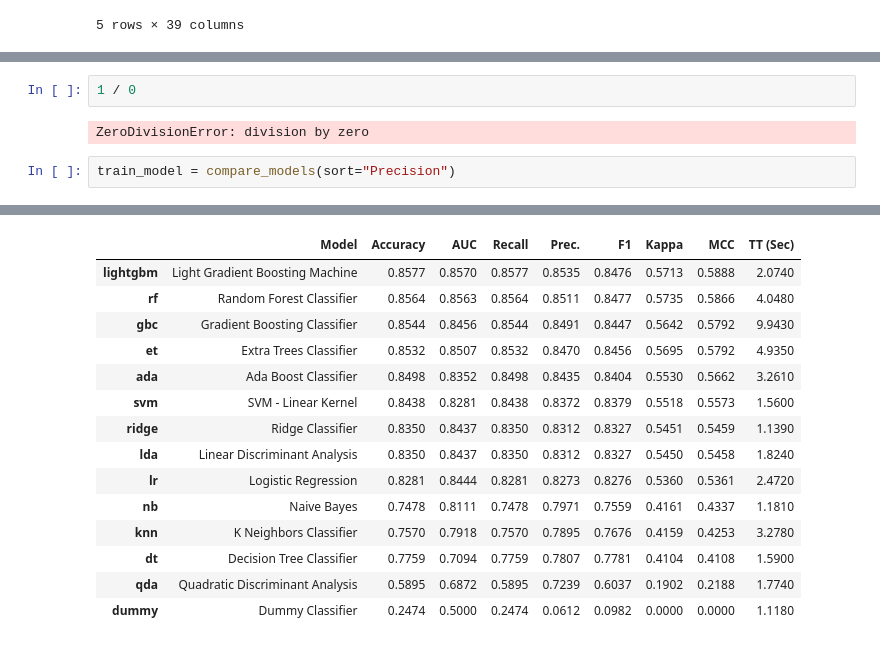
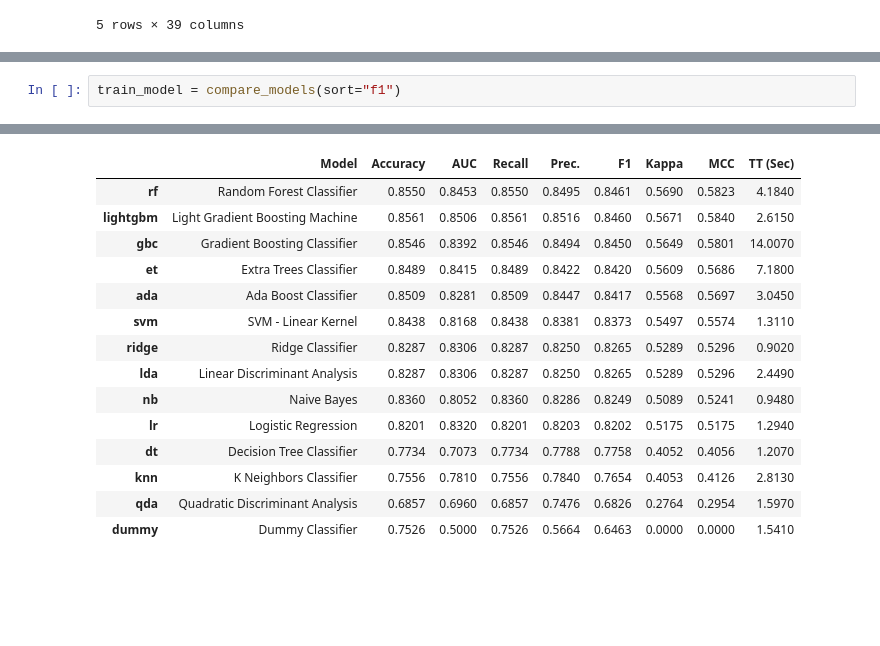
Before and after one commit to Anmjaramillo412/Buses_accidents_Medellin, a Jupyter notebook: src/9-Model_spatial_analysis.ipynb, the cells around one changed output, grey strips where cells are left out. Cells and saved outputs as stored; diff of their text form; blank space fills up the shorter version.

```diff
--- a/src/9-Model_spatial_analysis.ipynb
+++ b/src/9-Model_spatial_analysis.ipynb
@@ -208,27 +260,23 @@ train_model = compare_models(sort="Precision")
 [interactive output not drawn]
-# %%
-1 / 0
-# %% [output]
-ZeroDivisionError: division by zero
 # %%
-train_model = compare_models(sort="Precision")
+train_model = compare_models(sort="f1")
 # %% [output]
 [interactive output not drawn]
 |  | Model | Accuracy | AUC | Recall | Prec. | F1 | Kappa | MCC | TT (Sec) |
-| lightgbm | Light Gradient Boosting Machine | 0.8577 | 0.8570 | 0.8577 | 0.8535 | 0.8476 | 0.5713 | 0.5888 | 2.0740 |
-| rf | Random Forest Classifier | 0.8564 | 0.8563 | 0.8564 | 0.8511 | 0.8477 | 0.5735 | 0.5866 | 4.0480 |
-| gbc | Gradient Boosting Classifier | 0.8544 | 0.8456 | 0.8544 | 0.8491 | 0.8447 | 0.5642 | 0.5792 | 9.9430 |
-| et | Extra Trees Classifier | 0.8532 | 0.8507 | 0.8532 | 0.8470 | 0.8456 | 0.5695 | 0.5792 | 4.9350 |
-| ada | Ada Boost Classifier | 0.8498 | 0.8352 | 0.8498 | 0.8435 | 0.8404 | 0.5530 | 0.5662 | 3.2610 |
-| svm | SVM - Linear Kernel | 0.8438 | 0.8281 | 0.8438 | 0.8372 | 0.8379 | 0.5518 | 0.5573 | 1.5600 |
-| ridge | Ridge Classifier | 0.8350 | 0.8437 | 0.8350 | 0.8312 | 0.8327 | 0.5451 | 0.5459 | 1.1390 |
-| lda | Linear Discriminant Analysis | 0.8350 | 0.8437 | 0.8350 | 0.8312 | 0.8327 | 0.5450 | 0.5458 | 1.8240 |
-| lr | Logistic Regression | 0.8281 | 0.8444 | 0.8281 | 0.8273 | 0.8276 | 0.5360 | 0.5361 | 2.4720 |
-| nb | Naive Bayes | 0.7478 | 0.8111 | 0.7478 | 0.7971 | 0.7559 | 0.4161 | 0.4337 | 1.1810 |
-| knn | K Neighbors Classifier | 0.7570 | 0.7918 | 0.7570 | 0.7895 | 0.7676 | 0.4159 | 0.4253 | 3.2780 |
-| dt | Decision Tree Classifier | 0.7759 | 0.7094 | 0.7759 | 0.7807 | 0.7781 | 0.4104 | 0.4108 | 1.5900 |
-| qda | Quadratic Discriminant Analysis | 0.5895 | 0.6872 | 0.5895 | 0.7239 | 0.6037 | 0.1902 | 0.2188 | 1.7740 |
-| dummy | Dummy Classifier | 0.2474 | 0.5000 | 0.2474 | 0.0612 | 0.0982 | 0.0000 | 0.0000 | 1.1180 |
+| rf | Random Forest Classifier | 0.8550 | 0.8453 | 0.8550 | 0.8495 | 0.8461 | 0.5690 | 0.5823 | 4.1840 |
+| lightgbm | Light Gradient Boosting Machine | 0.8561 | 0.8506 | 0.8561 | 0.8516 | 0.8460 | 0.5671 | 0.5840 | 2.6150 |
+| gbc | Gradient Boosting Classifier | 0.8546 | 0.8392 | 0.8546 | 0.8494 | 0.8450 | 0.5649 | 0.5801 | 14.0070 |
+| et | Extra Trees Classifier | 0.8489 | 0.8415 | 0.8489 | 0.8422 | 0.8420 | 0.5609 | 0.5686 | 7.1800 |
+| ada | Ada Boost Classifier | 0.8509 | 0.8281 | 0.8509 | 0.8447 | 0.8417 | 0.5568 | 0.5697 | 3.0450 |
+| svm | SVM - Linear Kernel | 0.8438 | 0.8168 | 0.8438 | 0.8381 | 0.8373 | 0.5497 | 0.5574 | 1.3110 |
+| ridge | Ridge Classifier | 0.8287 | 0.8306 | 0.8287 | 0.8250 | 0.8265 | 0.5289 | 0.5296 | 0.9020 |
+| lda | Linear Discriminant Analysis | 0.8287 | 0.8306 | 0.8287 | 0.8250 | 0.8265 | 0.5289 | 0.5296 | 2.4490 |
+| nb | Naive Bayes | 0.8360 | 0.8052 | 0.8360 | 0.8286 | 0.8249 | 0.5089 | 0.5241 | 0.9480 |
+| lr | Logistic Regression | 0.8201 | 0.8320 | 0.8201 | 0.8203 | 0.8202 | 0.5175 | 0.5175 | 1.2940 |
+| dt | Decision Tree Classifier | 0.7734 | 0.7073 | 0.7734 | 0.7788 | 0.7758 | 0.4052 | 0.4056 | 1.2070 |
+| knn | K Neighbors Classifier | 0.7556 | 0.7810 | 0.7556 | 0.7840 | 0.7654 | 0.4053 | 0.4126 | 2.8130 |
+| qda | Quadratic Discriminant Analysis | 0.6857 | 0.6960 | 0.6857 | 0.7476 | 0.6826 | 0.2764 | 0.2954 | 1.5970 |
+| dummy | Dummy Classifier | 0.7526 | 0.5000 | 0.7526 | 0.5664 | 0.6463 | 0.0000 | 0.0000 | 1.5410 |
 [interactive output not drawn]
 # %%
 best = create_model("lightgbm")
```
Also changed, not shown: parts of 11 cells of this notebook, 14 other files.
